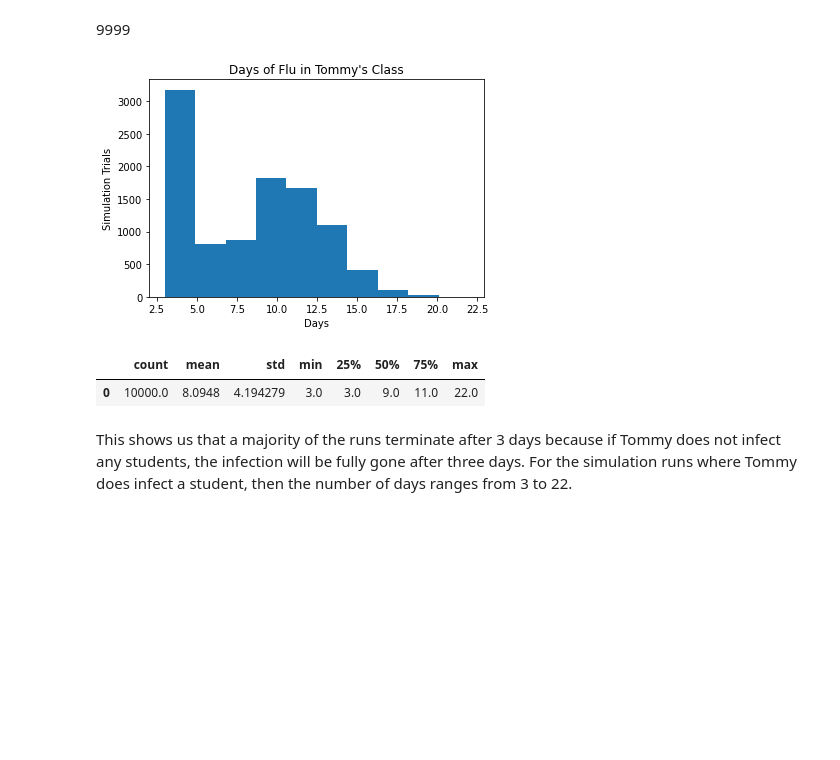
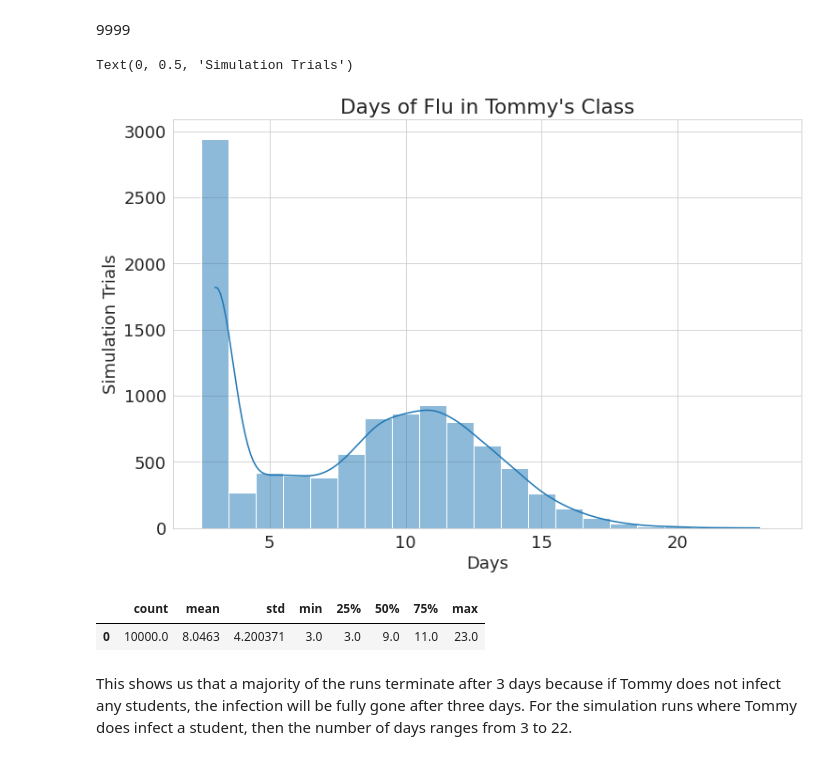
Before and after one commit to schnappv/ISYE6644, a Jupyter notebook: ISYE_6644_Mini_Project_1.ipynb, the cells around one changed output. Cells and saved outputs as stored; diff of their text form; code cells hidden in the pictures; blank space fills up the shorter version.

```diff
--- a/ISYE_6644_Mini_Project_1.ipynb
+++ b/ISYE_6644_Mini_Project_1.ipynb
@@ -52,10 +53,12 @@ pd.DataFrame(infected_by_tommy_on_day_one).describe().T
 |  | count | mean | std | min | 25% | 50% | 75% | max |
 | 0 | 10000.0 | 0.3975 | 0.620268 | 0.0 | 0.0 | 0.0 | 1.0 | 4.0 |
 # %%
-# plot a histogram of the trials to determine a distribution
-plt.hist(infected_by_tommy_on_day_one)
+plt.rcParams.update({'font.size':18})
+sns.set_style('whitegrid')
+plt.figure(figsize=(12,8))
 plt.title("Number of Students Infected by Tommy on Day 1")
+sns.histplot(infected_by_tommy_on_day_one, discrete=True, kde=False,
+             bins=range(5))
 plt.xlabel("Students Infected")
 plt.ylabel("Simulation Trials")
-plt.show()
 # %% [output]
@@ -139,6 +143,15 @@ def simulate_flu(n, p, I0, gamma):
   df = pd.DataFrame()
   for t in range(100):
     if np.all(infected <= 0) or num_sus < 1:
+      while t < 22: # 22 was determined by running the simulation and finding it to be the maximum number of days
+        df = df.append(pd.DataFrame({
+          "Day": t+1,
+          "Students Infected": 0,
+          "Students Susceptible": 0,
+          "Students Recovered": num_recovered,
+          "Probability of Infection": 0
+          }, index=[t]), ignore_index=True)
+        t += 1
       return df
     df = df.append(pd.DataFrame({
         "Day": t+1,
@@ -181,25 +204,27 @@ N = 10000
 for j in range(N):
     new_df = simulate_flu(n=21, p=0.02, I0=1, gamma=3)
     new_df["simulation_round"] = j
-    days_of_simulation.append(len(new_df))
+    days_of_simulation.append(len(new_df[new_df["Students Infected"]!=0]))
     total_df = total_df.append(new_df)
     out.update(progress(j, N))
 # %% [output]
 9999
 # %%
-# Display a histogram to show the distribution of days over N simulations
-plt.hist(days_of_simulation)
+plt.rcParams.update({'font.size':18})
+sns.set_style('whitegrid')
+plt.figure(figsize=(12,8))
 plt.title("Days of Flu in Tommy's Class")
+sns.histplot(days_of_simulation, discrete=True, kde=True)
 plt.xlabel("Days")
 plt.ylabel("Simulation Trials")
-plt.show()
 # %% [output]
+Text(0, 0.5, 'Simulation Trials')
-[figure, old version]
+[figure, new version]
 # %%
 # Display key statistics of the simulation trials
 pd.DataFrame(np.array(days_of_simulation)).describe().T
 # %% [output]
 |  | count | mean | std | min | 25% | 50% | 75% | max |
-| 0 | 10000.0 | 8.0948 | 4.194279 | 3.0 | 3.0 | 9.0 | 11.0 | 22.0 |
+| 0 | 10000.0 | 8.0463 | 4.200371 | 3.0 | 3.0 | 9.0 | 11.0 | 23.0 |
 # %% [markdown]
 This shows us that a majority of the runs terminate after 3 days because if Tommy does not infect any students, the infection will be fully gone after three days. For the simulation runs where Tommy does infect a student, then the number of days ranges from 3 to 22.
```
Also changed, not shown: parts of 9 cells of this notebook.
